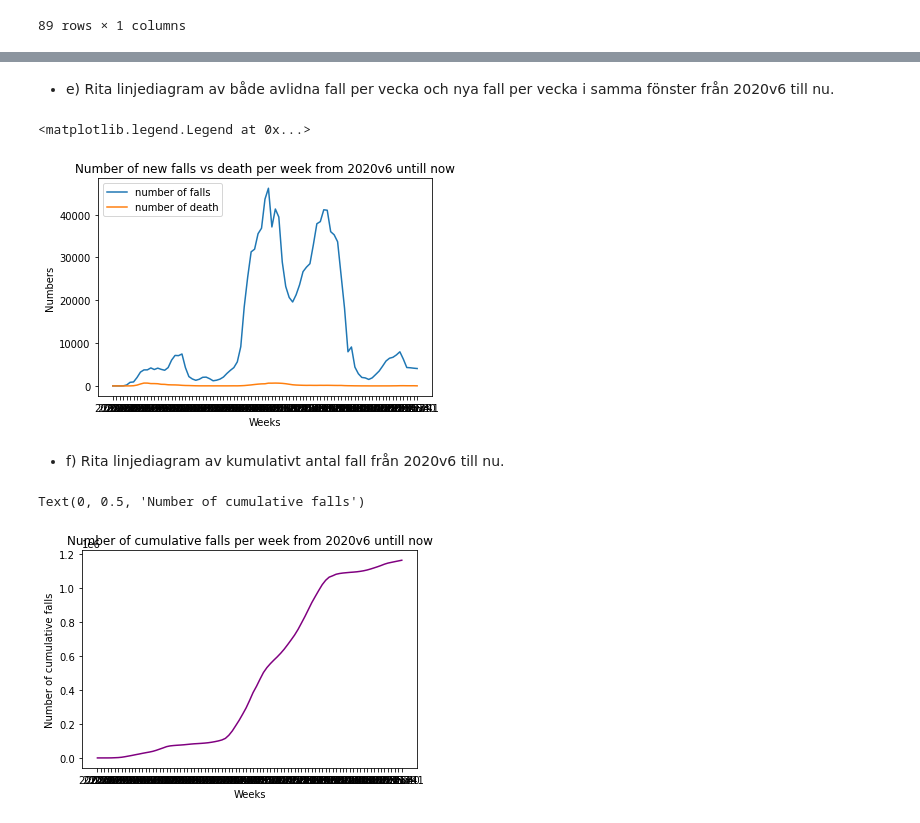
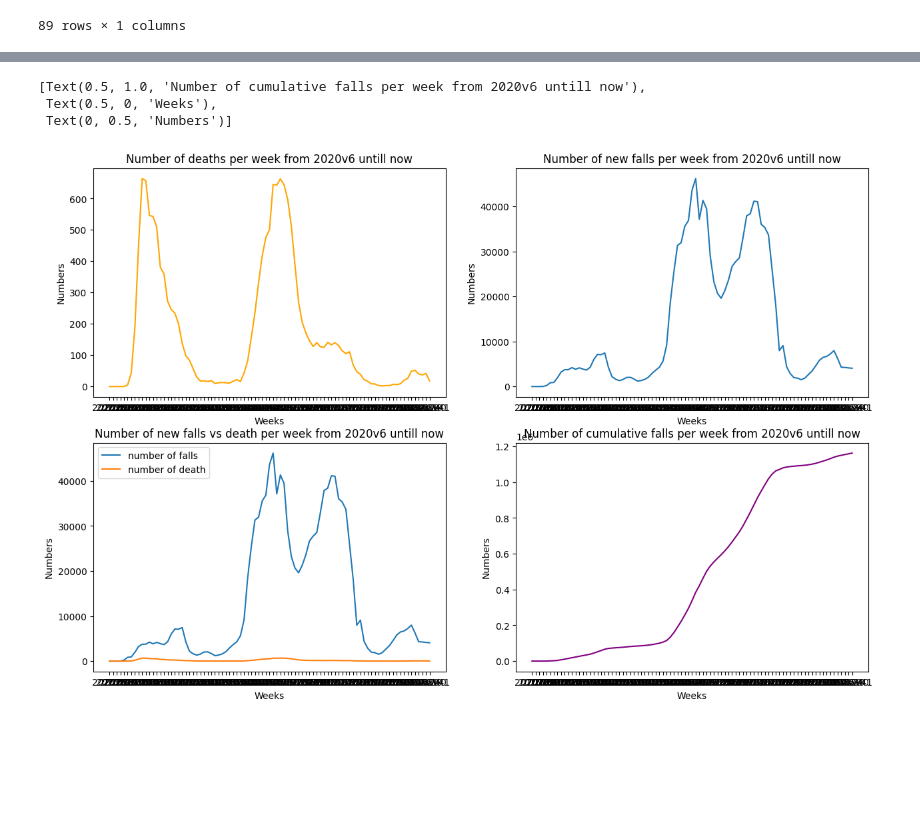
Before and after one commit to cooperhankun/DataBehandling-KunHan, a Jupyter notebook: Labs/lab1.ipynb, the cells around one changed output, grey strips where cells are left out. Saved outputs shown, nothing was run; the diff lists cells and outputs as text; code cells hidden in the pictures; blank space fills up the shorter version.

Commit message:
subplots added

```diff
--- a/Labs/lab1.ipynb
+++ b/Labs/lab1.ipynb
@@ -71,20 +58,17 @@ Text(0, 0.5, 'Number of new falls')
-# %% [markdown]
-- e) Rita linjediagram av både avlidna fall per vecka och nya fall per vecka i samma fönster från 2020v6 till nu.
-# %%
-sns.lineplot(data = covid19, x = "Vecka", y = "Antal_fall_vecka")
-sns.lineplot(data = covid19, x = "Vecka", y = "Antal_avlidna_vecka").set_title("Number of new falls vs death per week from 2020v6 untill now")
-plt.xlabel("Weeks")
-plt.ylabel("Numbers")
-plt.legend(labels=['number of falls', 'number of death'])
-# %% [output]
-<matplotlib.legend.Legend at 0x...>
-[figure, removed]
-# %% [markdown]
-- f) Rita linjediagram av kumulativt antal fall från 2020v6 till nu.
-# %%
-sns.lineplot(data = covid19, x = "Vecka", y = "Kum_antal_fall", color = "purple").set_title("Number of cumulative falls per week from 2020v6 untill now")
-plt.xlabel("Weeks")
-plt.ylabel("Number of cumulative falls")
-# %% [output]
-Text(0, 0.5, 'Number of cumulative falls')
-[figure, removed]
+# %%
+fig, ax = plt.subplots(2,2, dpi=100, figsize=(15,10))
+
+sns.lineplot(data = covid19, x = "Vecka", y = "Antal_avlidna_vecka", color = "orange", ax = ax[0,0]).set(title="Number of deaths per week from 2020v6 untill now", xlabel="Weeks", ylabel="Numbers")
+
+sns.lineplot(data = covid19, x = "Vecka", y = "Antal_fall_vecka", ax = ax[0,1]).set(title = "Number of new falls per week from 2020v6 untill now", xlabel="Weeks", ylabel="Numbers")
+
+sns.lineplot(data = covid19, x = "Vecka", y = "Antal_fall_vecka", ax = ax[1,0])
+sns.lineplot(data = covid19, x = "Vecka", y = "Antal_avlidna_vecka", ax = ax[1,0]).set(title="Number of new falls vs death per week from 2020v6 untill now", xlabel="Weeks", ylabel="Numbers")
+ax[1,0].legend(labels=['number of falls', 'number of death'])
+
+sns.lineplot(data = covid19, x = "Vecka", y = "Kum_antal_fall", color = "purple", ax = ax[1,1]).set(title="Number of cumulative falls per week from 2020v6 untill now", xlabel="Weeks", ylabel="Numbers")
+# %% [output]
+[Text(0.5, 1.0, 'Number of cumulative falls per week from 2020v6 untill now'),
+ Text(0.5, 0, 'Weeks'),
+ Text(0, 0.5, 'Numbers')]
+[figure, added]
```
Also changed, not shown: parts of 4 cells of this notebook.
